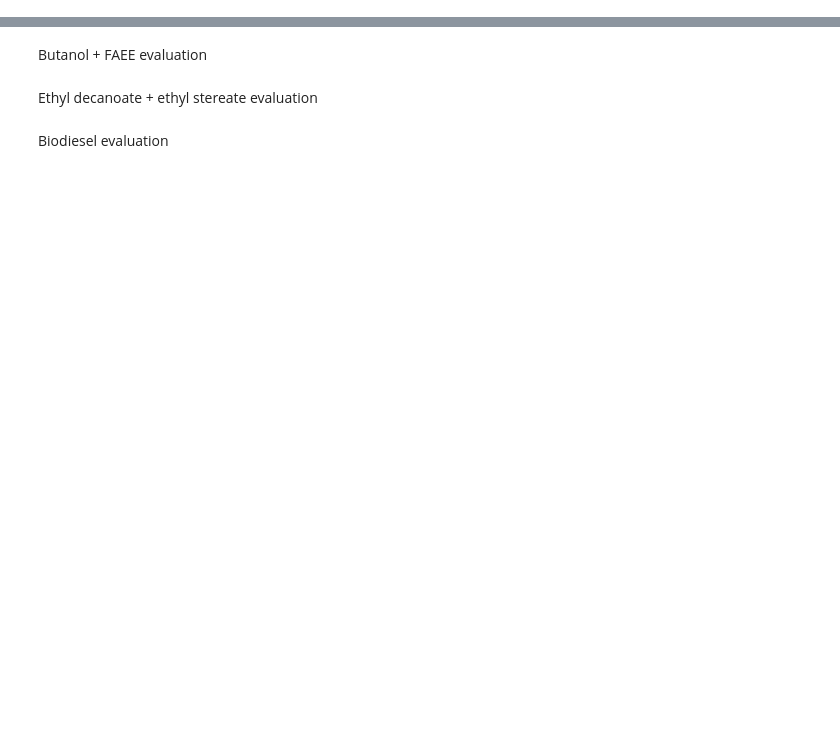
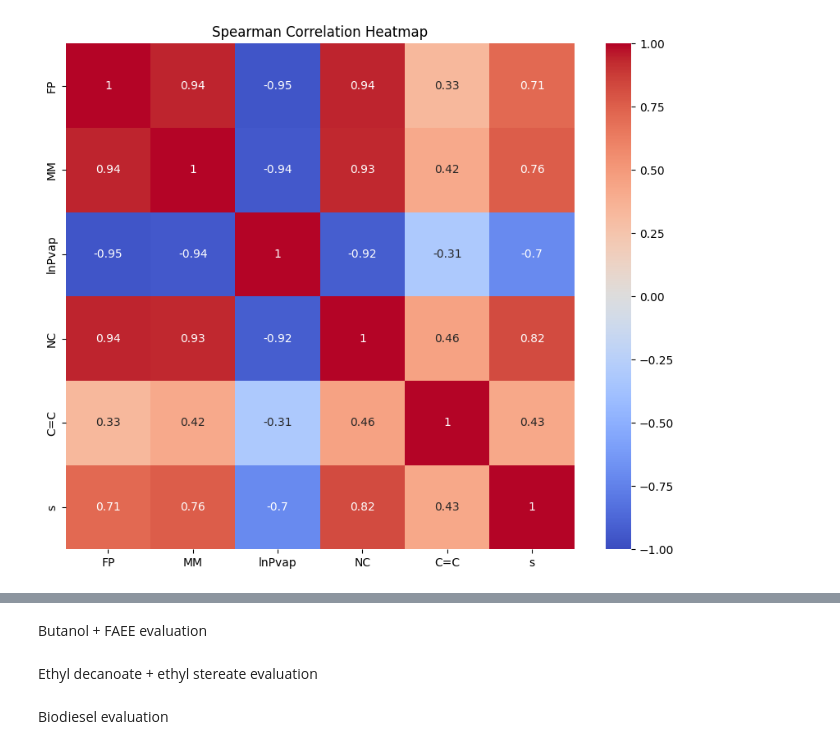
Before and after one commit to ThermoPhase-FCSRG/fp-neural-net, a Jupyter notebook: notebooks/fp_modelling.ipynb, the cells around one changed output, grey strips where cells are left out. Cells and saved outputs as stored; diff of their text form; code cells hidden in the pictures; blank space fills up the shorter version.

Commit message:
WIP: Improve fp modelling notebook with paths

```diff
--- a/notebooks/fp_modelling.ipynb
+++ b/notebooks/fp_modelling.ipynb
@@ -1,31 +1,36 @@
 # %%
 import matplotlib.pyplot as plt
 import pandas as pd
+from pathlib import Path
 import seaborn as sns
 
-fp_data = pd.read_csv("C:/Projetos/fp-neural-net/data/experimental/training_data.csv")
+DATA_PATH = Path("../data")
+
+fp_data = pd.read_csv(DATA_PATH / "experimental" / "training_data.csv")
 
 # Fill NaN values and remove duplicate ones, if exists
 fp_data.fillna(0)
 fp_data.drop_duplicates()
 
 # Calculate Spearman correlation
 selected_columns = [
     "FP",
     "MM",
     "lnPvap",
     "NC",
     "C=C",
     "s",
 ]  # The method column need to be desconsidered, since it related to the FP experimental method
 filtered_data = fp_data[selected_columns]
 spearman_corr = filtered_data.corr(method="spearman")
 
 # Create heatmap
 plt.figure(figsize=(10, 8))
 sns.heatmap(spearman_corr, annot=True, cmap="coolwarm", center=0, vmin=-1, vmax=1)
 plt.title("Spearman Correlation Heatmap")
 plt.show()
+# %% [output]
+[figure, added]
 # %%
 import numpy as np
 import uuid
```
Also changed, not shown: parts of 4 cells of this notebook.
